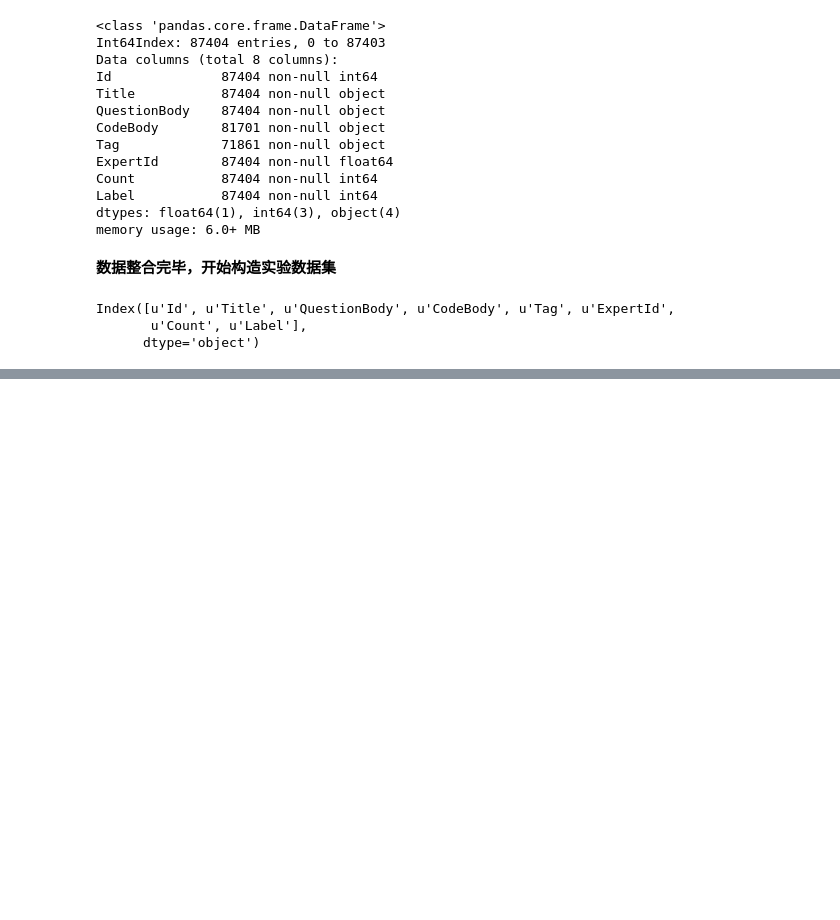
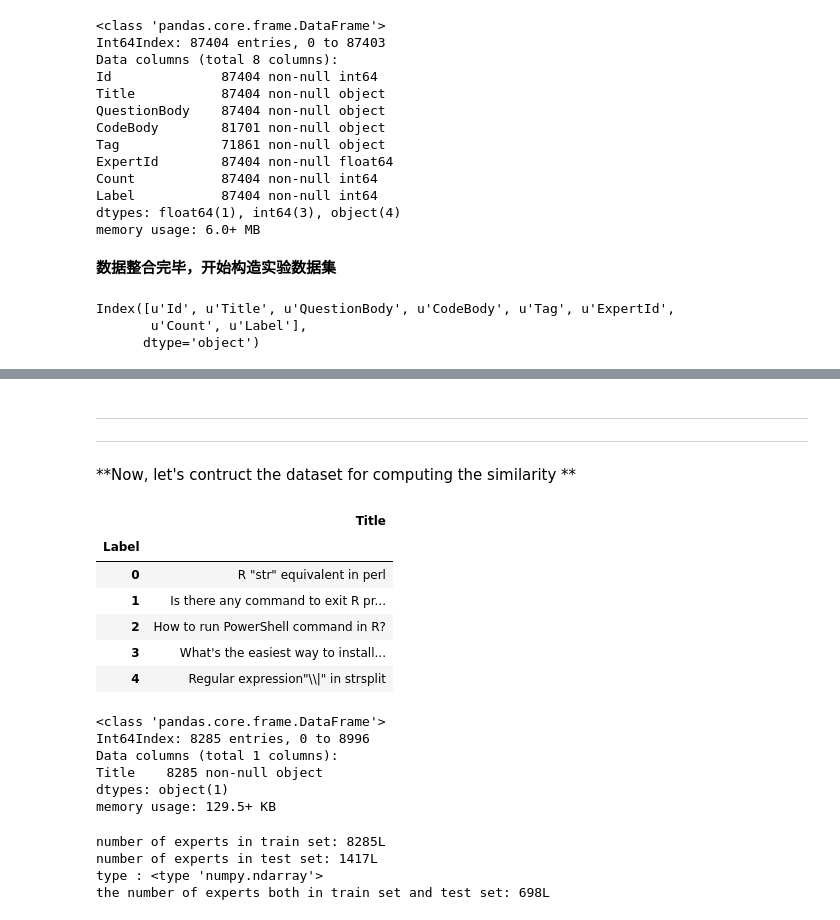
Before and after one commit to sjqgithub/rquestions, a Jupyter notebook: Construct Dataset.ipynb, the cells around one changed output, grey strips where cells are left out. Cells and saved outputs as stored; diff of their text form; code cells hidden in the pictures; blank space fills up the shorter version.

Commit message:
contruct new dataset for computing similarity

```diff
--- a/Construct Dataset.ipynb
+++ b/Construct Dataset.ipynb
@@ -4,9 +4,9 @@ np.random.seed(2345)
 
 import pandas as pd
 # %%
-questions = pd.read_csv("./Questions.csv", encoding='latin1')
-answers = pd.read_csv("./Answers.csv", encoding='latin1')
-tags = pd.read_csv("./Tags.csv", encoding='latin1')
+questions = pd.read_csv("./input/Questions.csv", encoding='latin1')
+answers = pd.read_csv("./input/Answers.csv", encoding='latin1')
+tags = pd.read_csv("./input/Tags.csv", encoding='latin1')
 # %%
 tags.head()
 # %% [output]
@@ -549,0 +526,50 @@ test1.to_csv('test1.csv',encoding='utf-8')
+# %% [markdown]
+----
+
+*****
+
+**Now, let's contruct the dataset for computing the similarity **
+# %%
+train1 = experts_count[:80000]
+test1 = experts_count[80000:]
+title_train1 = train1.drop(['Id','QuestionBody','CodeBody','Tag', \
+                           'ExpertId','Count',],axis=1)
+title_test1 = test1.drop(['Id','QuestionBody','CodeBody','Tag', \
+                         'ExpertId','Count',],axis=1)
+# %%
+title_train1 = title_train1.groupby('Label',as_index=True).agg(lambda x: ' '.join(x))
+# %%
+title_train1.head()
+# %% [output]
+|  | Title |
+| Label |  |
+| 0 | R "str" equivalent in perl |
+| 1 | Is there any command to exit R pr... |
+| 2 | How to run PowerShell command in R? |
+| 3 | What's the easiest way to install... |
+| 4 | Regular expression"\\|" in strsplit |
+# %%
+title_train1.info()
+# %% [output]
+<class 'pandas.core.frame.DataFrame'>
+Int64Index: 8285 entries, 0 to 8996
+Data columns (total 1 columns):
+Title    8285 non-null object
+dtypes: object(1)
+memory usage: 129.5+ KB
+# %%
+train1_unique_expert = train1.ExpertId.unique()
+print ("number of experts in train set: %r " % train1_unique_expert.shape)
+
+test1_unique_expert = test1.ExpertId.unique()
+print ("number of experts in test set: %r" % test1_unique_expert.shape)
+
+print ("type : %r" % type(test1_unique_expert))
+
+l = np.intersect1d(train1_unique_expert,test1_unique_expert)
+print ("the number of experts both in train set and test set: %r" % l.shape)
+# %% [output]
+number of experts in train set: 8285L
+number of experts in test set: 1417L
+type : <type 'numpy.ndarray'>
+the number of experts both in train set and test set: 698L
```
Also changed, not shown: parts of 36 cells of this notebook.
